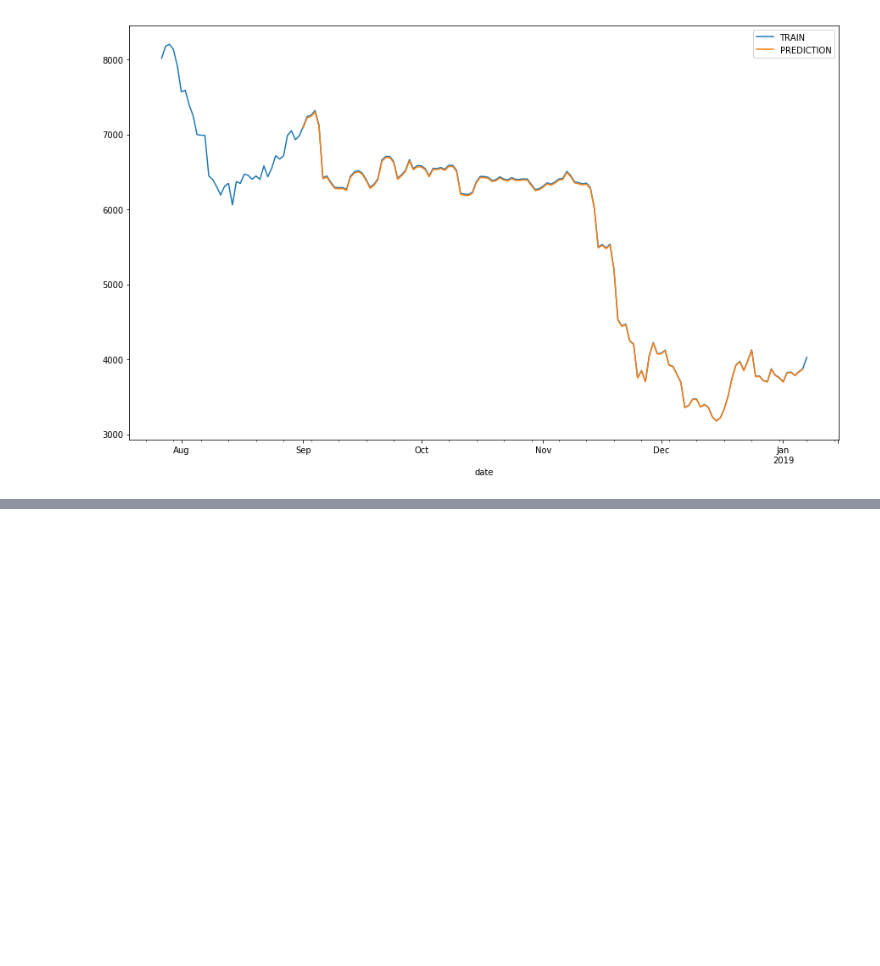
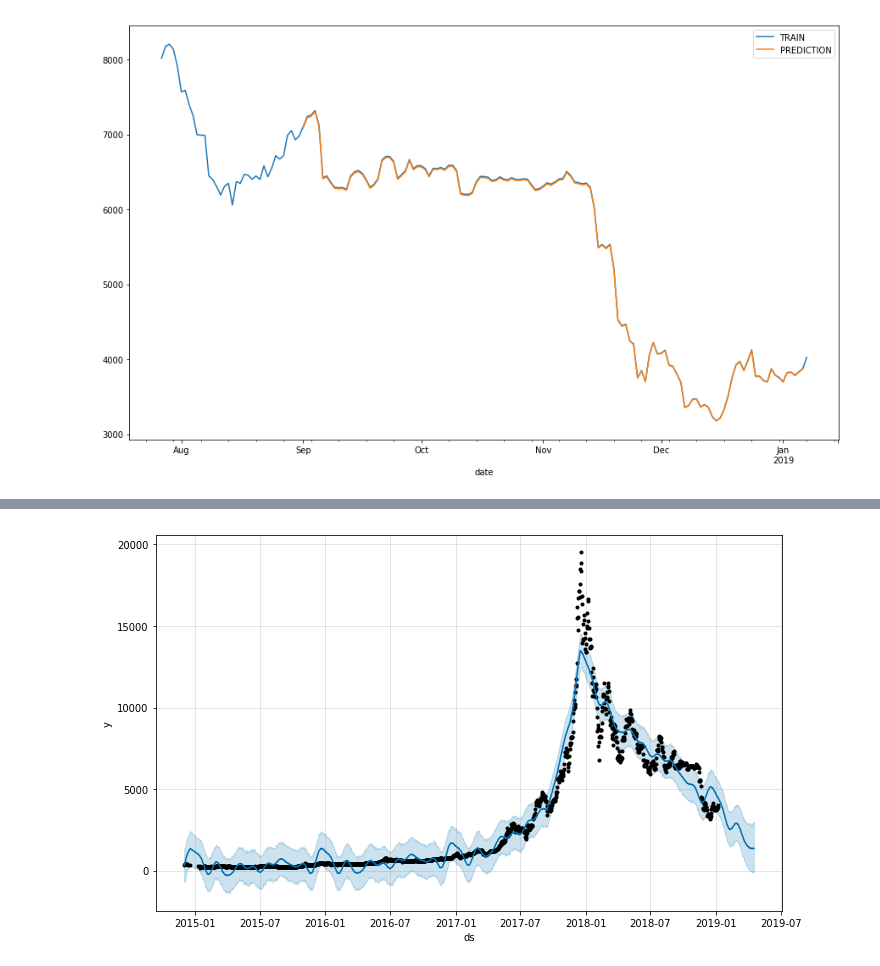
Before and after one commit to legomydiego/Thinkful-Final-Capstone, a Jupyter notebook: Final Capstone.ipynb, the cells around one changed output, grey strips where cells are left out. Saved outputs shown, nothing was run; the diff lists cells and outputs as text; code cells hidden in the pictures; blank space fills up the shorter version.

```diff
--- a/Final Capstone.ipynb
+++ b/Final Capstone.ipynb
@@ -735,0 +771,4 @@ test_plot_keras['Value'].plot(legend=True,label='PREDICTION',figsize=(15,9));
+# %%
+prophet_model.plot(forecast);
+# %% [output]
+[figure, added]
```
Also changed, not shown: parts of 24 cells of this notebook.
